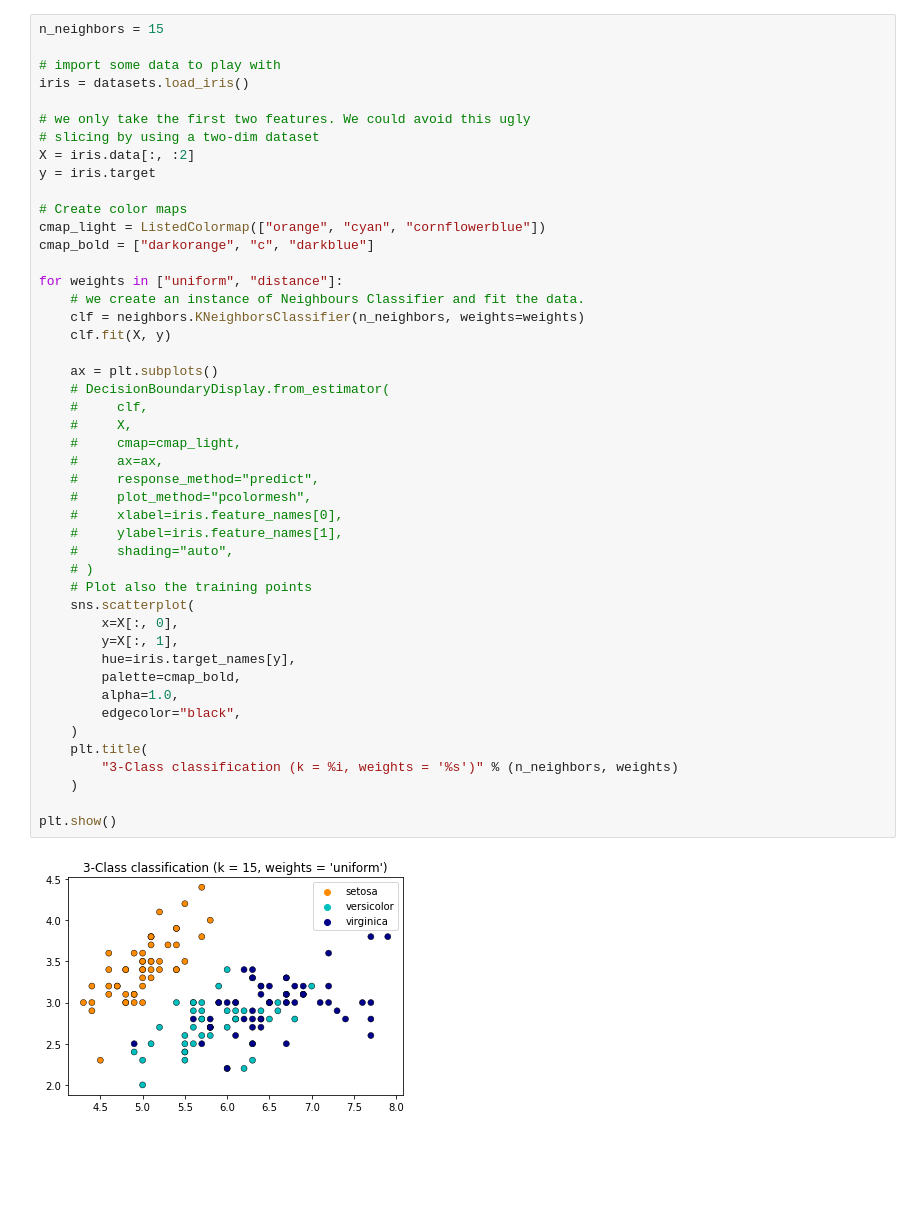
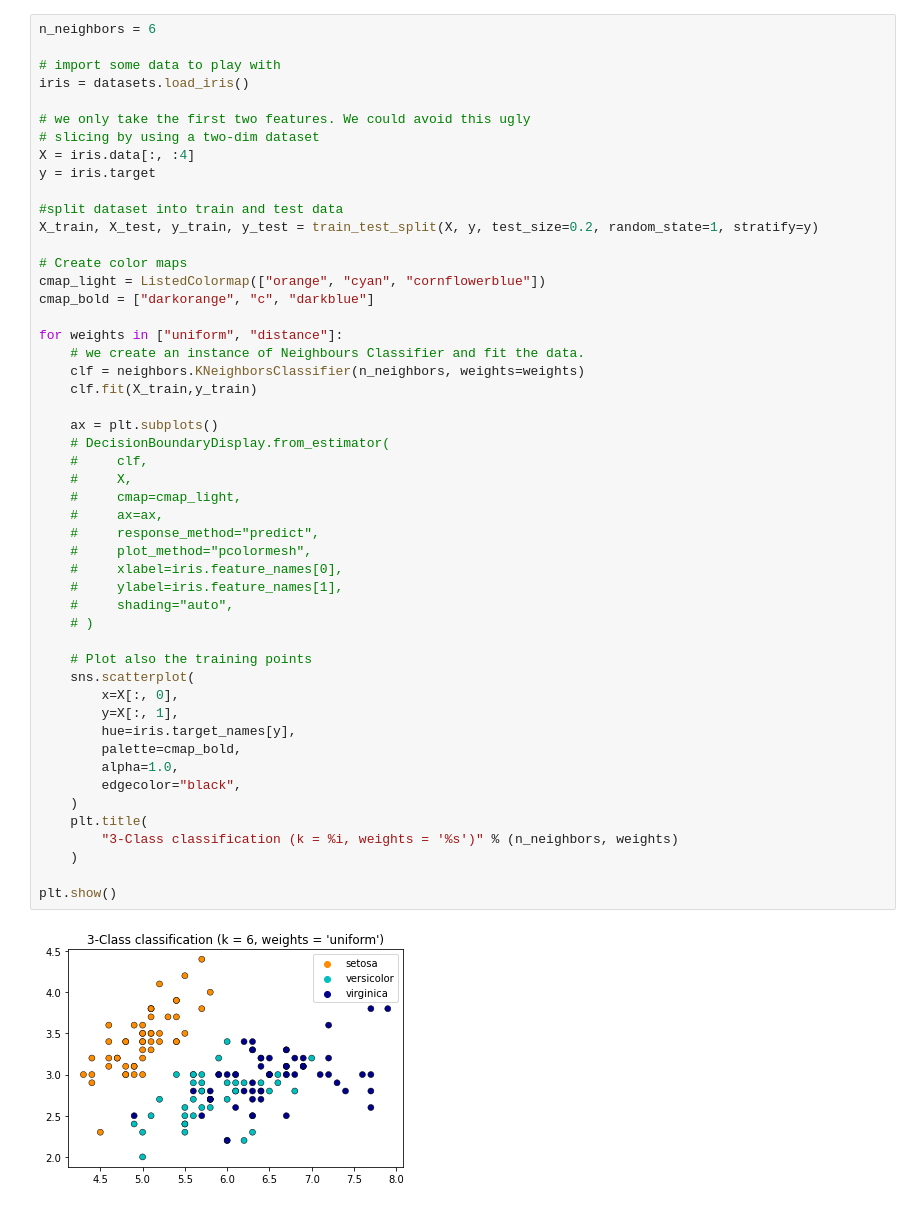
Before and after one commit to Irja-Multazamy/datamining, a Jupyter notebook: _sources/Tugas3.ipynb, the cells around one changed output. Saved outputs shown, nothing was run; the diff lists cells and outputs as text; blank space fills up the shorter version.

```diff
--- a/_sources/Tugas3.ipynb
+++ b/_sources/Tugas3.ipynb
@@ -10,13 +14,16 @@ from sklearn.inspection import *
 # %%
-n_neighbors = 15
+n_neighbors = 6
 
 # import some data to play with
 iris = datasets.load_iris()
 
 # we only take the first two features. We could avoid this ugly
 # slicing by using a two-dim dataset
-X = iris.data[:, :2]
+X = iris.data[:, :4]
 y = iris.target
+
+#split dataset into train and test data
+X_train, X_test, y_train, y_test = train_test_split(X, y, test_size=0.2, random_state=1, stratify=y)
 
 # Create color maps
 cmap_light = ListedColormap(["orange", "cyan", "cornflowerblue"])
@@ -25,33 +32,34 @@ cmap_bold = ["darkorange", "c", "darkblue"]
 for weights in ["uniform", "distance"]:
     # we create an instance of Neighbours Classifier and fit the data.
     clf = neighbors.KNeighborsClassifier(n_neighbors, weights=weights)
-    clf.fit(X, y)
+    clf.fit(X_train,y_train)
 
     ax = plt.subplots()
     # DecisionBoundaryDisplay.from_estimator(
     #     clf,
     #     X,
     #     cmap=cmap_light,
     #     ax=ax,
     #     response_method="predict",
     #     plot_method="pcolormesh",
     #     xlabel=iris.feature_names[0],
     #     ylabel=iris.feature_names[1],
     #     shading="auto",
     # )
+
     # Plot also the training points
     sns.scatterplot(
         x=X[:, 0],
         y=X[:, 1],
         hue=iris.target_names[y],
         palette=cmap_bold,
         alpha=1.0,
         edgecolor="black",
     )
     plt.title(
         "3-Class classification (k = %i, weights = '%s')" % (n_neighbors, weights)
     )
 
 plt.show()
 # %% [output]
-[figure, old version]
+[figure, new version]
```
Also changed, not shown: parts of 6 cells of this notebook, 14 other files.
